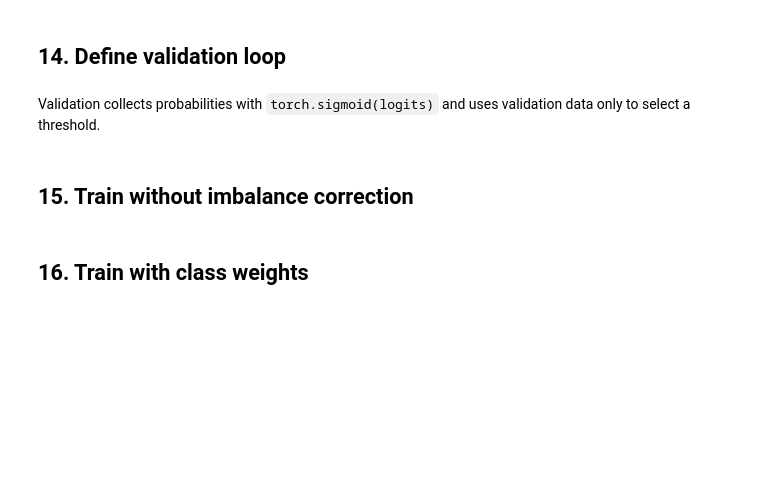
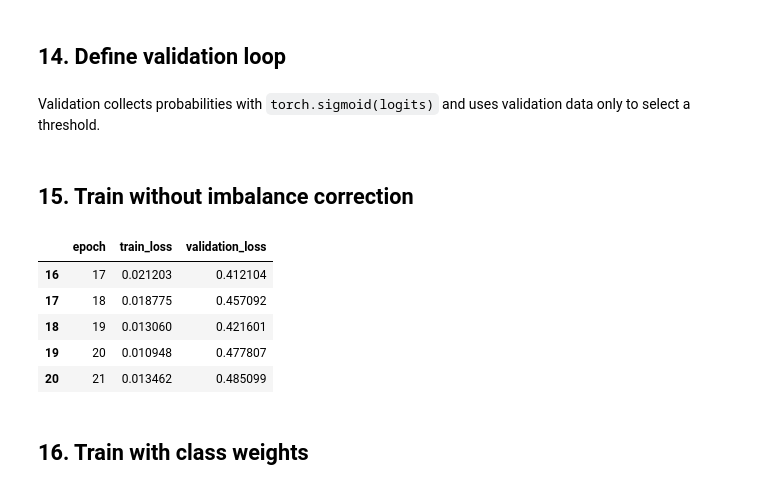
Before and after one commit to dounia1230/wesad_stress_project, a Jupyter notebook: notebooks/02_mlp.ipynb, the cells around one changed output. Cells and saved outputs as stored; diff of their text form; code cells hidden in the pictures; blank space fills up the shorter version.

```diff
--- a/notebooks/02_mlp.ipynb
+++ b/notebooks/02_mlp.ipynb
@@ -148,6 +165,11 @@ exact_duplicate_columns = [
     column for column, is_duplicate in zip(candidate_columns, exact_duplicate_mask) if is_duplicate
 ]
 candidate_columns = [column for column in candidate_columns if column not in exact_duplicate_columns]
+
+constant_columns = [
+    column for column in candidate_columns if X_train_features_df[column].nunique(dropna=False) <= 1
+]
+candidate_columns = [column for column in candidate_columns if column not in constant_columns]
 
 correlation_matrix = X_train_features_df[candidate_columns].corr().abs()
 upper_triangle = correlation_matrix.where(
@@ -169,11 +191,12 @@ artifact_dir = PROJECT_ROOT / "artifacts" / "preprocessing"
 artifact_dir.mkdir(parents=True, exist_ok=True)
 with (artifact_dir / "feature_columns.json").open("w", encoding="utf-8") as handle:
     json.dump(feature_columns, handle, indent=2)
-joblib.dump(feature_scaler, artifact_dir / "feature_scaler.joblib")
+joblib.dump(feature_scaler, artifact_dir / "mlp_feature_scaler.joblib")
 with (artifact_dir / "feature_selection.json").open("w", encoding="utf-8") as handle:
     json.dump(
         {
             "removed_exact_duplicate_columns": exact_duplicate_columns,
+            "removed_constant_columns": constant_columns,
             "removed_high_correlation_columns": high_correlation_columns,
             "correlation_threshold": 0.95,
         },
@@ -189,4 +212,4 @@ X_test_features_df.to_csv(feature_dir / "X_test_unscaled.csv", index=False)
 pd.DataFrame(X_train.numpy(), columns=feature_columns).to_csv(feature_dir / "X_train.csv", index=False)
 pd.DataFrame(X_validation.numpy(), columns=feature_columns).to_csv(feature_dir / "X_validation.csv", index=False)
 pd.DataFrame(X_test.numpy(), columns=feature_columns).to_csv(feature_dir / "X_test.csv", index=False)
-X_train.shape, X_validation.shape, X_test.shape, len(exact_duplicate_columns), len(high_correlation_columns)
+X_train.shape, X_validation.shape, X_test.shape, len(exact_duplicate_columns), len(constant_columns), len(high_correlation_columns)
@@ -242,21 +292,37 @@ Validation collects probabilities with `torch.sigmoid(logits)` and uses validati
 # %% [markdown]
 ## 15. Train without imbalance correction
 # %%
-set_seed(42)
+import importlib
+import src.config as config
+
+importlib.reload(config)
+LEARNING_RATE = config.LEARNING_RATE
+WEIGHT_DECAY = config.WEIGHT_DECAY
+MAX_EPOCHS = config.MAX_EPOCHS
+PATIENCE = config.PATIENCE
+
+set_seed(RANDOM_SEED)
 unweighted_model = MLPClassifier(input_dim=X_train.shape[1]).to(device)
 unweighted_criterion = torch.nn.BCEWithLogitsLoss()
 unweighted_optimizer = torch.optim.Adam(unweighted_model.parameters(), lr=LEARNING_RATE, weight_decay=WEIGHT_DECAY)
 unweighted_model, unweighted_history, unweighted_training_summary = train_with_early_stopping(
     unweighted_model,
     train_loader,
     validation_loader,
     unweighted_criterion,
     unweighted_optimizer,
     device,
     max_epochs=MAX_EPOCHS,
     patience=PATIENCE,
 )
 unweighted_history.tail()
+# %% [output]
+|  | epoch | train_loss | validation_loss |
+| 16 | 17 | 0.021203 | 0.412104 |
+| 17 | 18 | 0.018775 | 0.457092 |
+| 18 | 19 | 0.013060 | 0.421601 |
+| 19 | 20 | 0.010948 | 0.477807 |
+| 20 | 21 | 0.013462 | 0.485099 |
 # %% [markdown]
 ## 16. Train with class weights
 # %%
```
Also changed, not shown: parts of 18 cells of this notebook, 23 other files.
